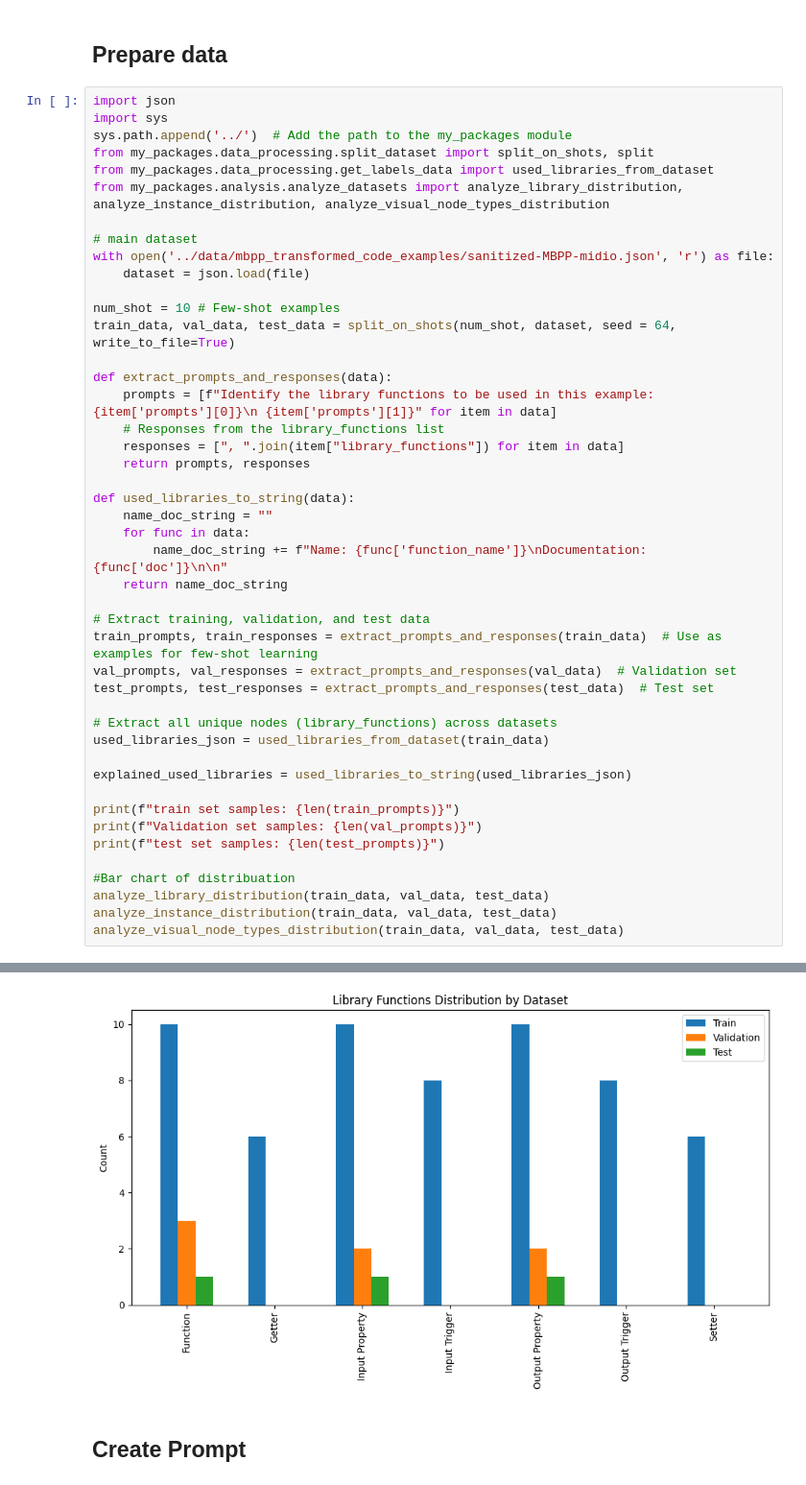
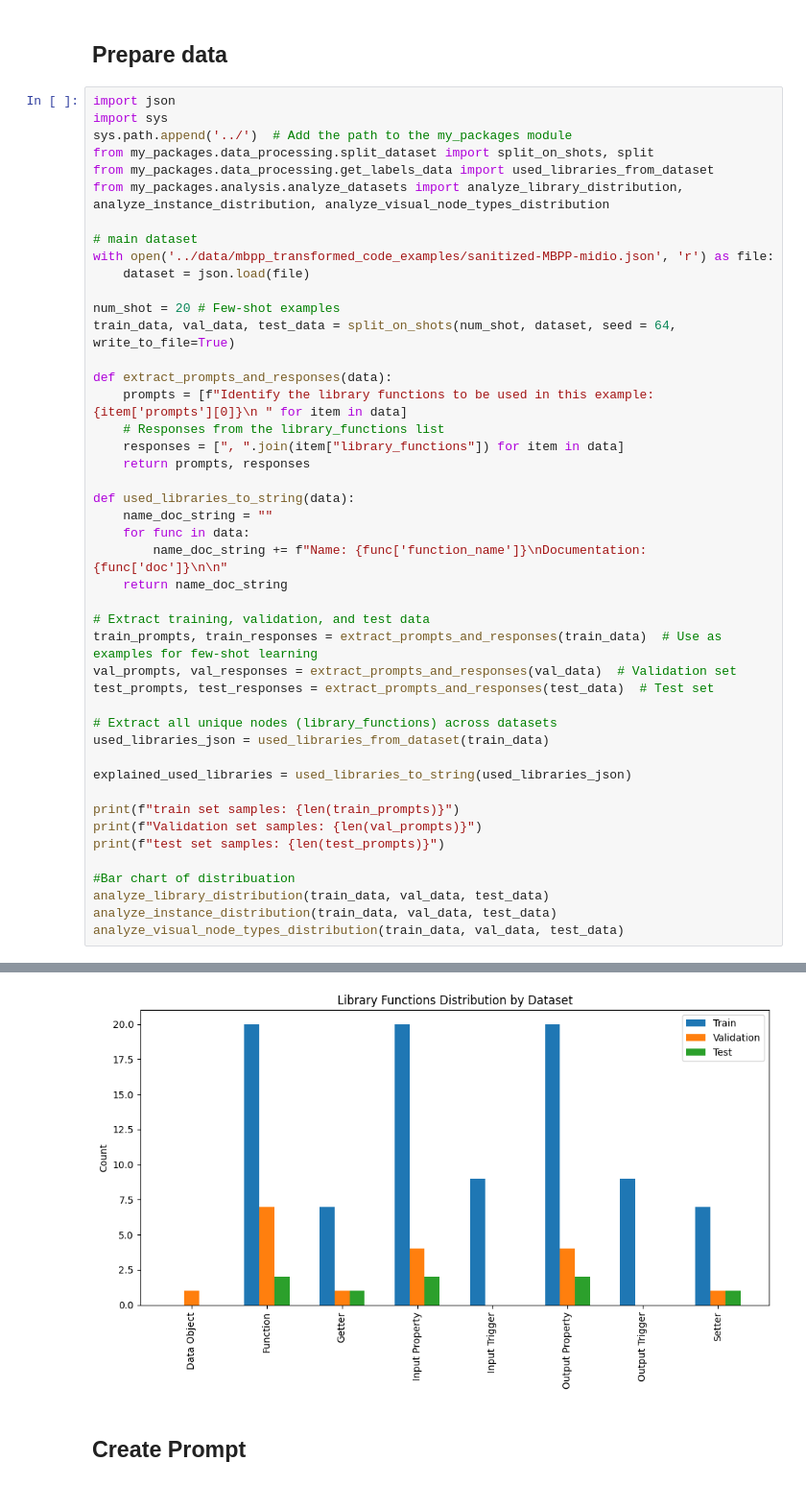
Before and after one commit to Sindre01/Thesis_project, a Jupyter notebook: notebooks/few_shot_with_nodes.ipynb, the cells around one changed output, grey strips where cells are left out. Shown at 96% size. Drawn from its saved outputs; the diff is of its cells as text.

```diff
--- a/notebooks/few_shot_with_nodes.ipynb
+++ b/notebooks/few_shot_with_nodes.ipynb
@@ -63,11 +64,11 @@ from my_packages.analysis.analyze_datasets import analyze_library_distribution,
 with open('../data/mbpp_transformed_code_examples/sanitized-MBPP-midio.json', 'r') as file:
     dataset = json.load(file)
 
-num_shot = 10 # Few-shot examples
+num_shot = 20 # Few-shot examples
 train_data, val_data, test_data = split_on_shots(num_shot, dataset, seed = 64, write_to_file=True)
 
 def extract_prompts_and_responses(data):
-    prompts = [f"Identify the library functions to be used in this example: {item['prompts'][0]}\n {item['prompts'][1]}" for item in data]
+    prompts = [f"Identify the library functions to be used in this example: {item['prompts'][0]}\n " for item in data]
     # Responses from the library_functions list
     responses = [", ".join(item["library_functions"]) for item in data]
     return prompts, responses
@@ -106,4 +107,4 @@ test set samples: 1
-[figure, old version]
+[figure, new version]
 # %% [markdown]
 ## Create Prompt
 # %%
```
Also changed, not shown: parts of 3 cells of this notebook, 3 other files.
